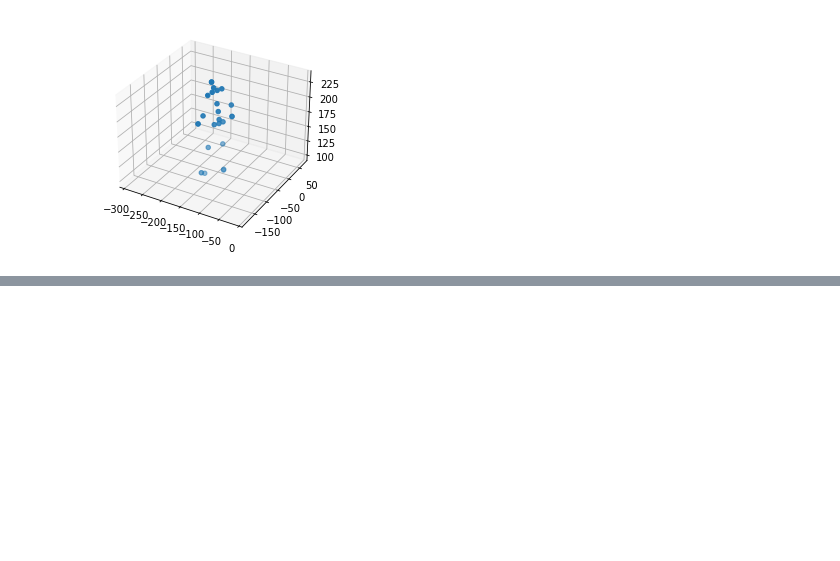
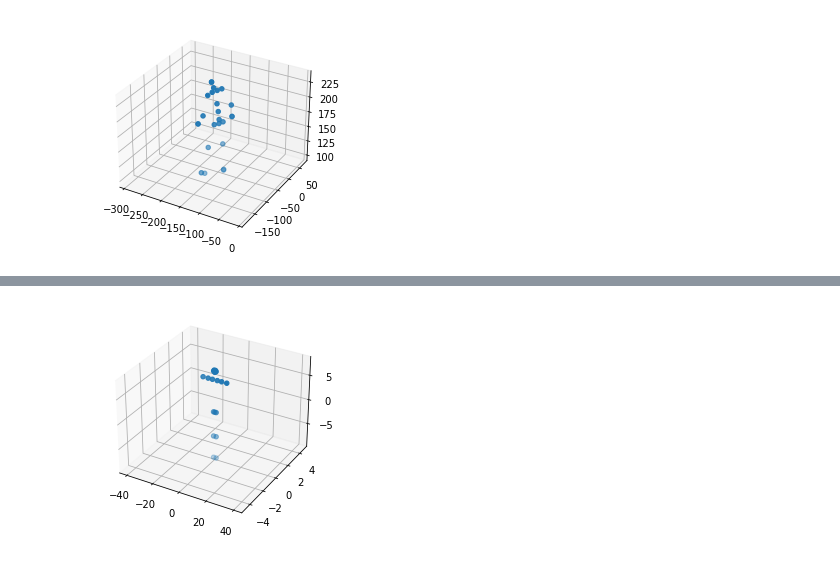
Before and after one commit to Yurashku/npybvh, a Jupyter notebook: example.ipynb, the cells around one changed output, grey strips where cells are left out. Drawn from its saved outputs; the diff is of its cells as text; code cells hidden in the pictures; blank space fills up the shorter version.

```diff
--- a/example.ipynb
+++ b/example.ipynb
@@ -345,0 +277,8 @@ init_offsets
+# %%
+%%time
+new_anim = bvh.Bvh()
+new_anim.extract_from_3D(p, parent_name_dict, joint_name_index, FPS, init_offsets)
+
+
+# и проверка
+new_anim.write_to_bvh('tmp_output.bvh')
@@ -345,0 +289,4 @@ init_offsets
+# %%
+new_anim.plot_hierarchy()
+# %% [output]
+[figure, added]
```
Also changed, not shown: parts of 15 cells of this notebook, 3 other files.
